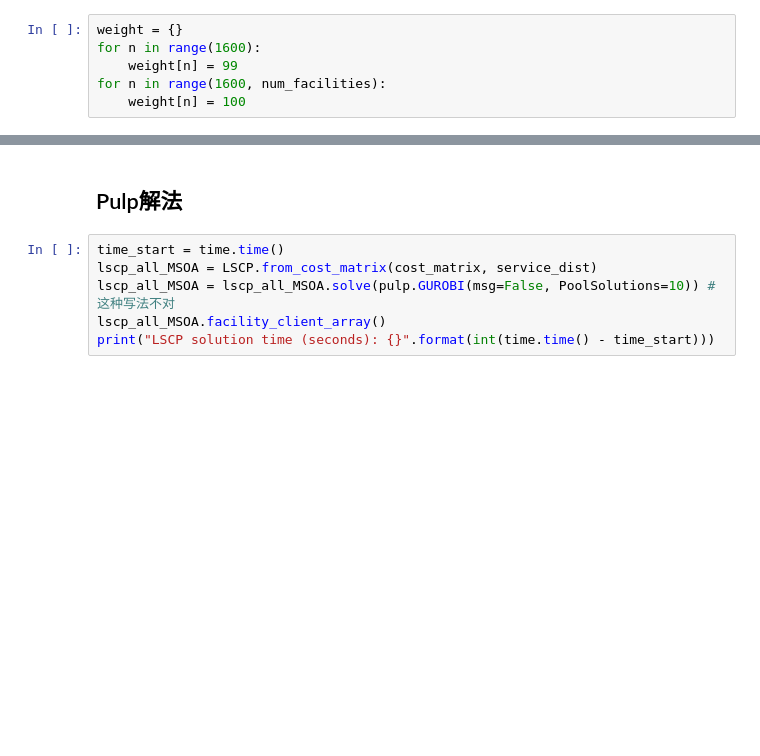
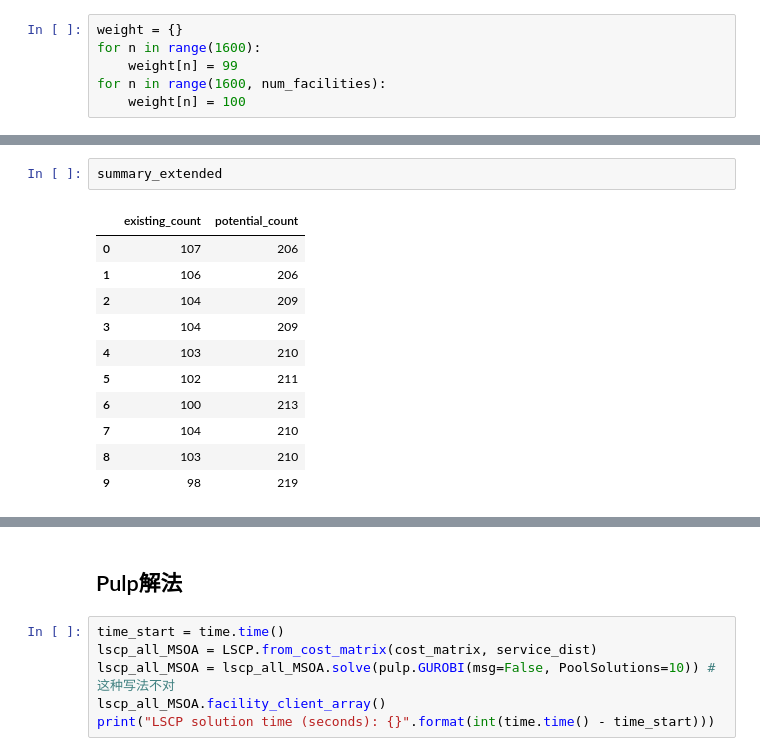
Before and after one commit to rongboxu/LSCP-with-Gurobi, a Jupyter notebook: LSCP_selecting_new_sites_for_all_MSOA.ipynb, the cells around one changed output, grey strips where cells are left out. Saved outputs shown, nothing was run; the diff lists cells and outputs as text; blank space fills up the shorter version.

```diff
--- a/LSCP_selecting_new_sites_for_all_MSOA.ipynb
+++ b/LSCP_selecting_new_sites_for_all_MSOA.ipynb
@@ -412,0 +446,14 @@ Best objective 3.119300000000e+04, best bound 3.112200000000e+04, gap 0.2276%
+# %%
+summary_extended
+# %% [output]
+|  | existing_count | potential_count |
+| 0 | 107 | 206 |
+| 1 | 106 | 206 |
+| 2 | 104 | 209 |
+| 3 | 104 | 209 |
+| 4 | 103 | 210 |
+| 5 | 102 | 211 |
+| 6 | 100 | 213 |
+| 7 | 104 | 210 |
+| 8 | 103 | 210 |
+| 9 | 98 | 219 |
```
Also changed, not shown: parts of 8 cells of this notebook, 1 other file.
